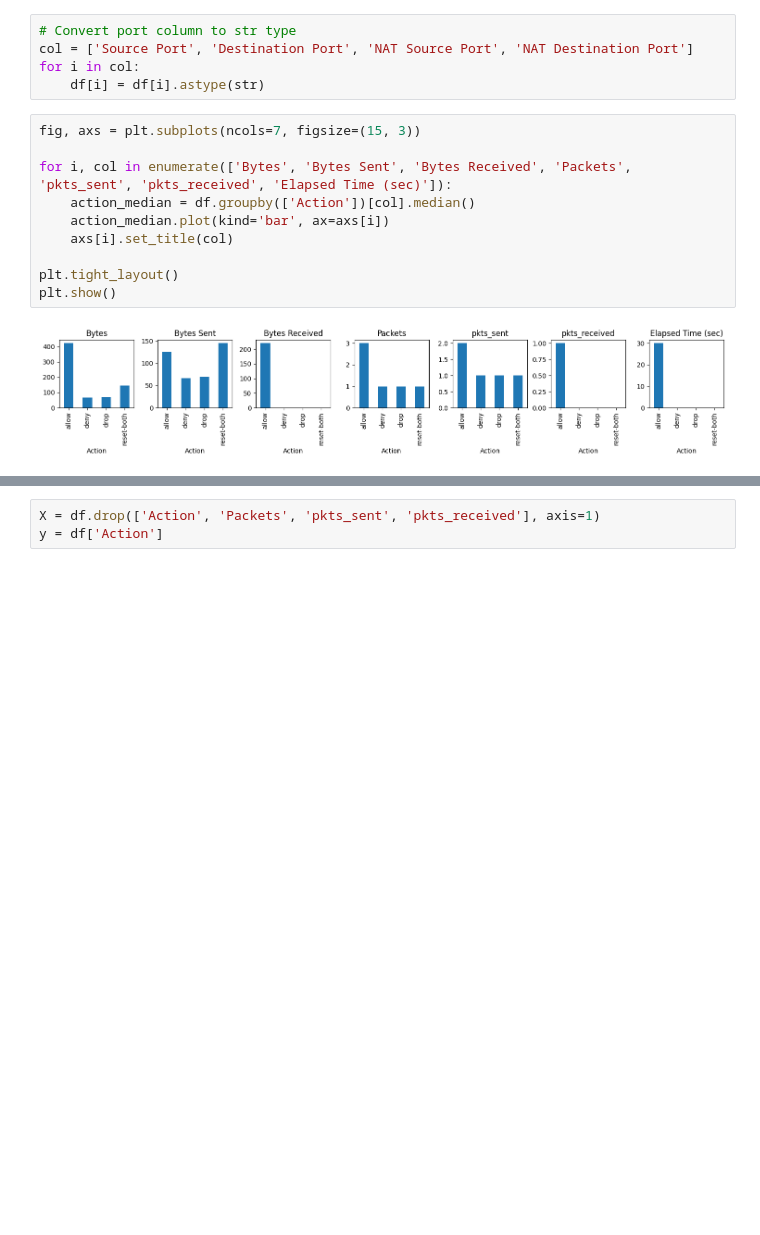
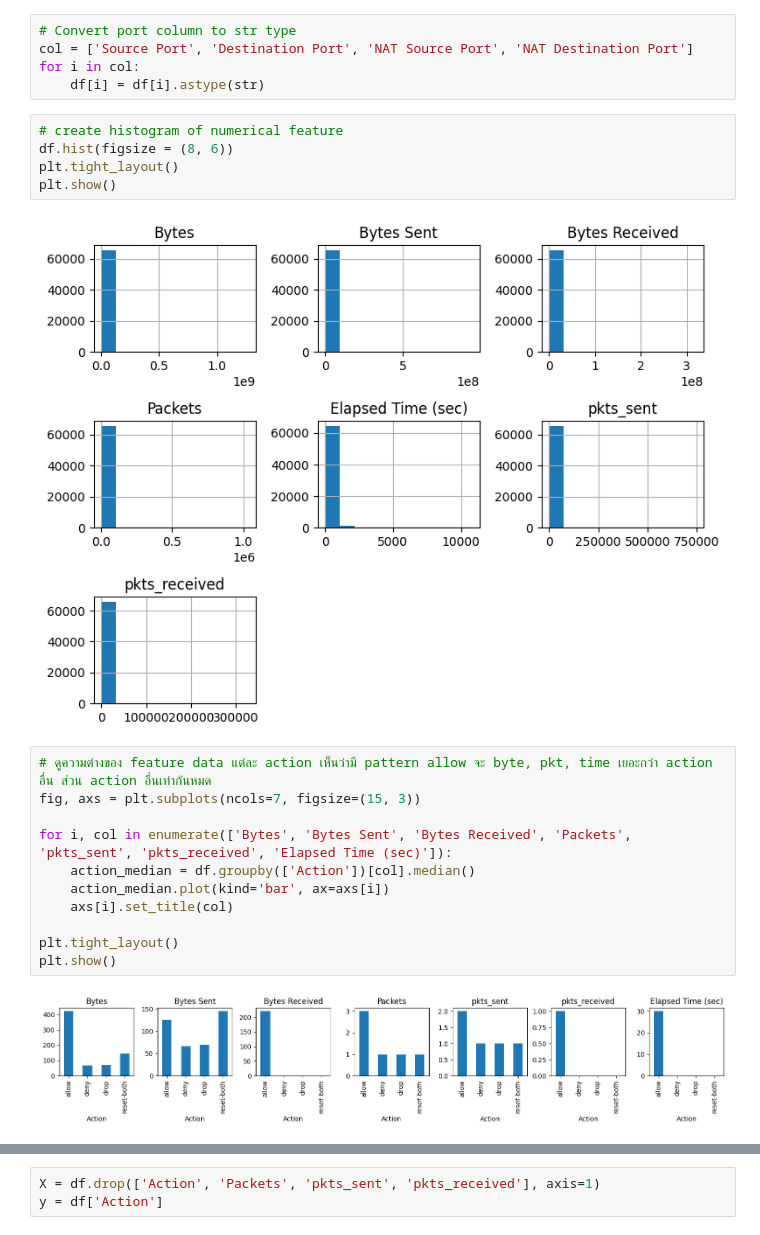
Before and after one commit to terjirapat/ML_ClassificationOfFirewall, a Jupyter notebook: main.ipynb, the cells around one changed output, grey strips where cells are left out. Drawn from its saved outputs; the diff is of its cells as text; blank space fills up the shorter version.

```diff
--- a/main.ipynb
+++ b/main.ipynb
@@ -175,7 +179,15 @@ percentage of reset action is 0.08 %
 col = ['Source Port', 'Destination Port', 'NAT Source Port', 'NAT Destination Port']
 for i in col:
     df[i] = df[i].astype(str)
+# %%
+# create histogram of numerical feature
+df.hist(figsize = (8, 6))
+plt.tight_layout()
+plt.show()
+# %% [output]
+[figure, added]
 # %%
+# ดูความต่างของ feature data แต่ละ action เห็นว่ามี pattern allow จะ byte, pkt, time เยอะกว่า action อื่น ส่วน action อื่นเท่ากันหมด
 fig, axs = plt.subplots(ncols=7, figsize=(15, 3))
 
 for i, col in enumerate(['Bytes', 'Bytes Sent', 'Bytes Received', 'Packets', 'pkts_sent', 'pkts_received', 'Elapsed Time (sec)']):
```
Also changed, not shown: parts of 27 cells of this notebook.
